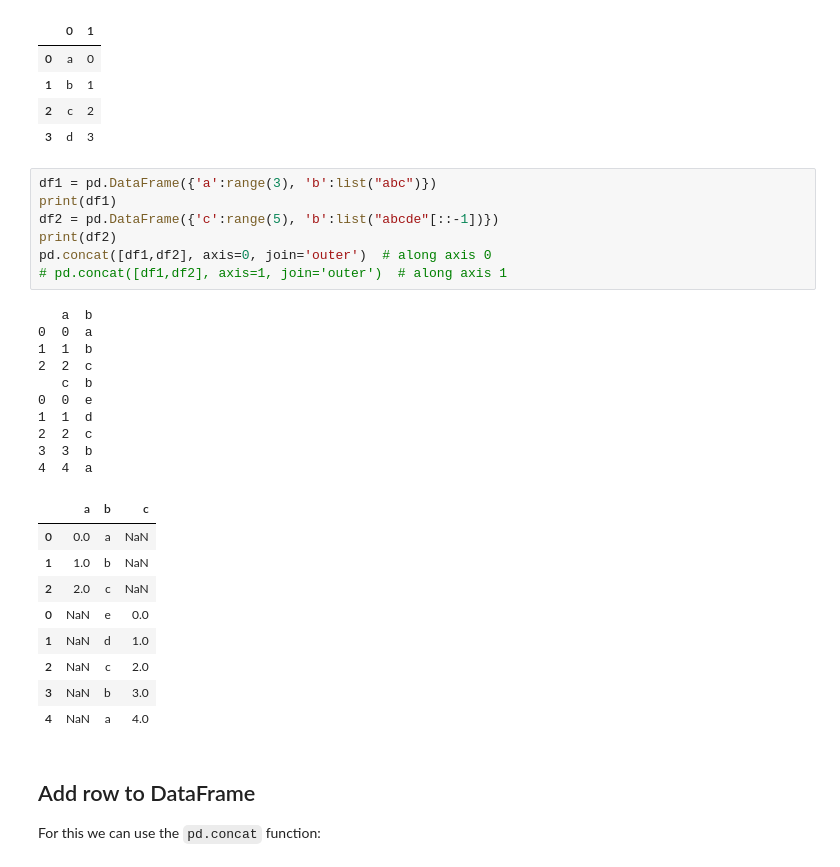
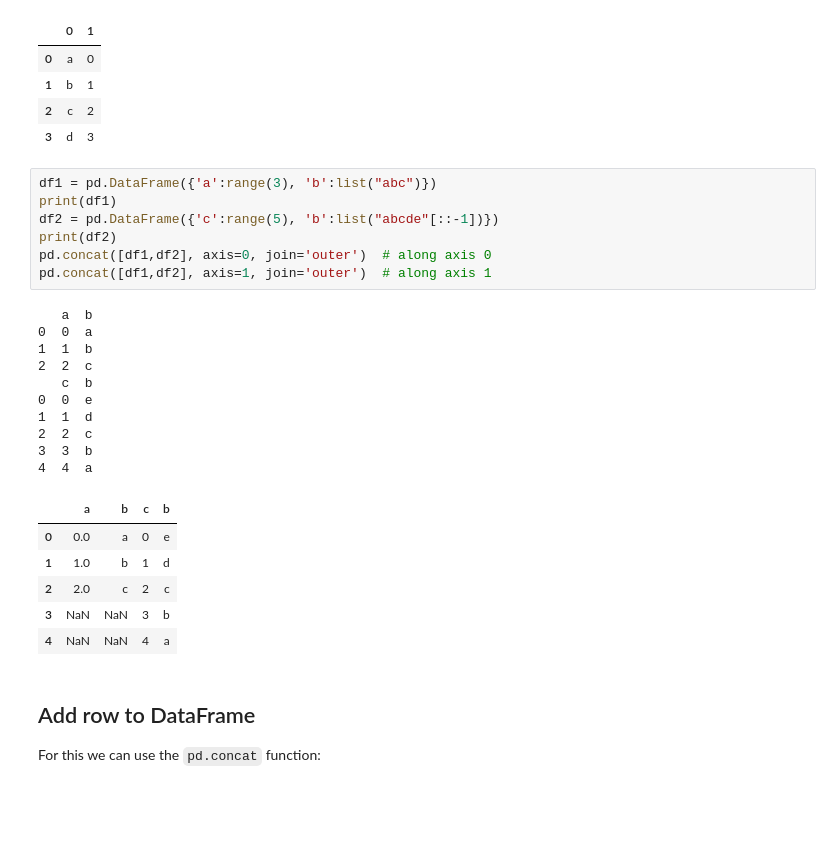
Before and after one commit to infinityjay/EfDS, a Jupyter notebook: 07_pd/pd.ipynb, the cells around one changed output. Cells and saved outputs as stored; diff of their text form; blank space fills up the shorter version.

```diff
--- a/07_pd/pd.ipynb
+++ b/07_pd/pd.ipynb
@@ -411,30 +424,27 @@ pd.concat([s1,s2], axis=1)            # DataFrame
 # %%
 df1 = pd.DataFrame({'a':range(3), 'b':list("abc")})
 print(df1)
 df2 = pd.DataFrame({'c':range(5), 'b':list("abcde"[::-1])})
 print(df2)
 pd.concat([df1,df2], axis=0, join='outer')  # along axis 0
-# pd.concat([df1,df2], axis=1, join='outer')  # along axis 1
+pd.concat([df1,df2], axis=1, join='outer')  # along axis 1
 # %% [output]
    a  b
 0  0  a
 1  1  b
 2  2  c
    c  b
 0  0  e
 1  1  d
 2  2  c
 3  3  b
 4  4  a
-|  | a | b | c |
-| 0 | 0.0 | a | NaN |
-| 1 | 1.0 | b | NaN |
-| 2 | 2.0 | c | NaN |
-| 0 | NaN | e | 0.0 |
-| 1 | NaN | d | 1.0 |
-| 2 | NaN | c | 2.0 |
-| 3 | NaN | b | 3.0 |
-| 4 | NaN | a | 4.0 |
+|  | a | b | c | b |
+| 0 | 0.0 | a | 0 | e |
+| 1 | 1.0 | b | 1 | d |
+| 2 | 2.0 | c | 2 | c |
+| 3 | NaN | NaN | 3 | b |
+| 4 | NaN | NaN | 4 | a |
 # %% [markdown]
 ## Add row to DataFrame
 
```
Also changed, not shown: parts of 15 cells of this notebook, 2 other files.
